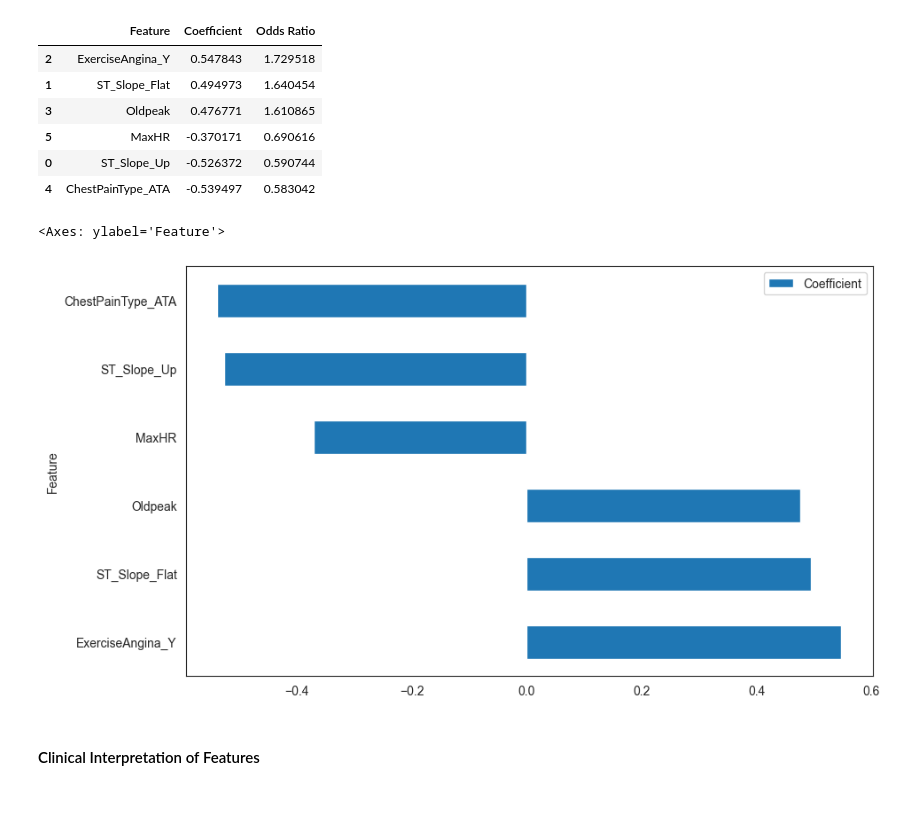
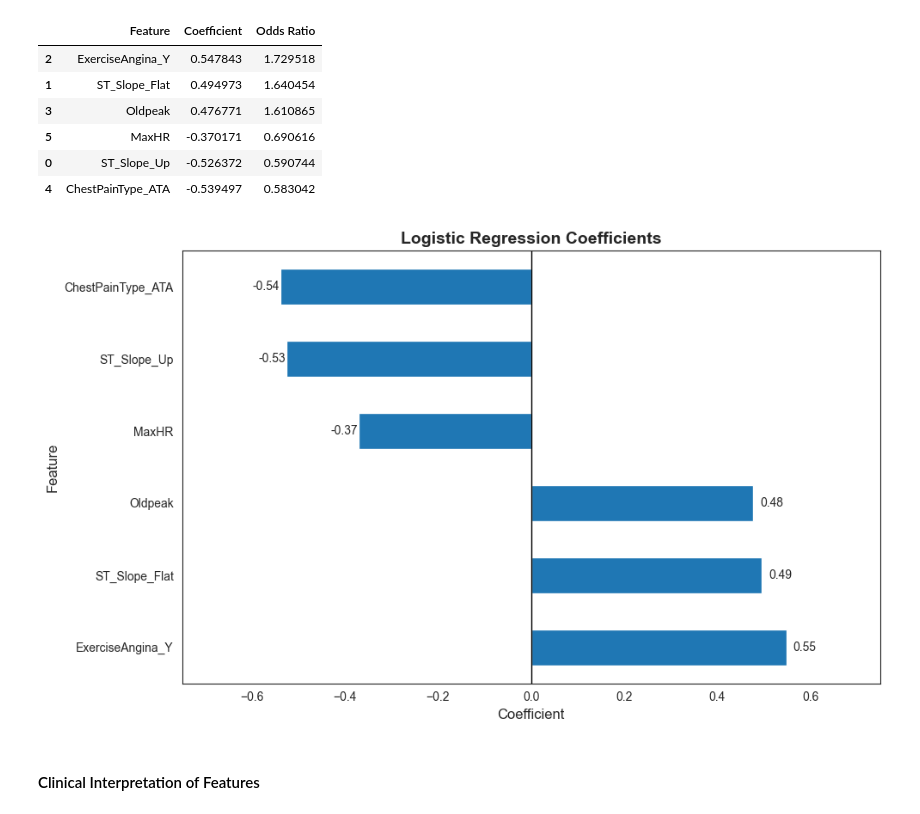
Before and after one commit to biotechwithdata/REPO, a Jupyter notebook: heart-disease-risk-analysis/notebook/heart_disease_risk_analysis.ipynb, the cells around one changed output. Saved outputs shown, nothing was run; the diff lists cells and outputs as text; code cells hidden in the pictures.

```diff
--- a/heart_disease_risk_analysis.ipynb
+++ b/heart-disease-risk-analysis/notebook/heart_disease_risk_analysis.ipynb
@@ -40,6 +40,6 @@ import scipy.stats as stats
 import seaborn as sns
 # %%
 # Data load
-df = pd.read_csv("heart_2.csv")
+df = pd.read_csv("heart.csv")
 df.head(2)
 # %% [output]
@@ -140,8 +138,8 @@ df["FastingBS"] = df["FastingBS"].map({
     1: ">= 120 [mg/dL]"})
 
 df["HeartDisease_label"] = df["HeartDisease"].map({
-    0: "Normal",
-    1: "Cardiopathy"})
+    0: "No Disease",
+    1: "Disease"})
 # %%
 # Final check
 print(df.isnull().sum())
@@ -1355,14 +1458,46 @@ coef_df.sort_values(by="Coefficient", ascending=False)
 | 0 | ST_Slope_Up | -0.526372 | 0.590744 |
 | 4 | ChestPainType_ATA | -0.539497 | 0.583042 |
 # %%
-coef_df.sort_values("Coefficient", ascending=False).plot.barh(
+fig, ax = plt.subplots(figsize=(10,6))
+
+coef_sorted = coef_df.sort_values("Coefficient", ascending=False)
+
+coef_sorted.plot.barh(
     x="Feature",
     y="Coefficient",
-    figsize=(10,6)
+    ax = ax,
+    legend=False
 )
+
+ax.set_xlim(-0.75,0.75)
+ax.axvline(0, color="black", linewidth=1)
+
+for i, value in enumerate(coef_sorted["Coefficient"]):
+    if value > 0:
+        ax.text(value + 0.015, i, f"{value:.2f}", va='center')
+
+    else:
+        ax.text(value - 0.06, i, f"{value:.2f}", va='center')
+
+plt.title("Logistic Regression Coefficients",
+          fontsize=14,
+          fontweight="bold")
+plt.xlabel("Coefficient",
+           fontsize=12)
+plt.ylabel("Feature",
+           fontsize=12)
+
+plt.tight_layout()
+
+plt.savefig(
+    "images/feature_importance.png",
+    dpi=300,
+    bbox_inches='tight'
+)
+
+plt.show()
 # %% [output]
-<Axes: ylabel='Feature'>
-[figure, old version]
+[figure, new version]
 # %% [markdown]
 #### Clinical Interpretation of Features
 # %% [markdown]
```
Also changed, not shown: parts of 25 cells of this notebook, 30 other files.
